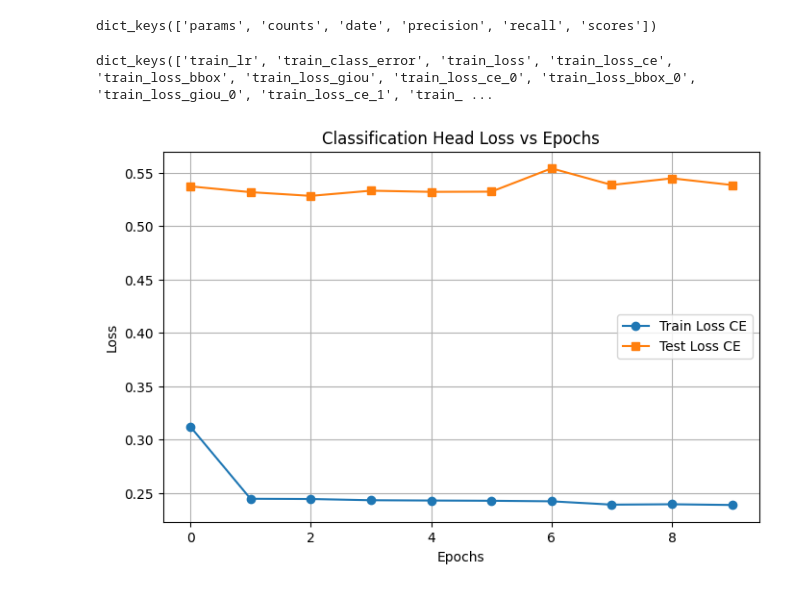
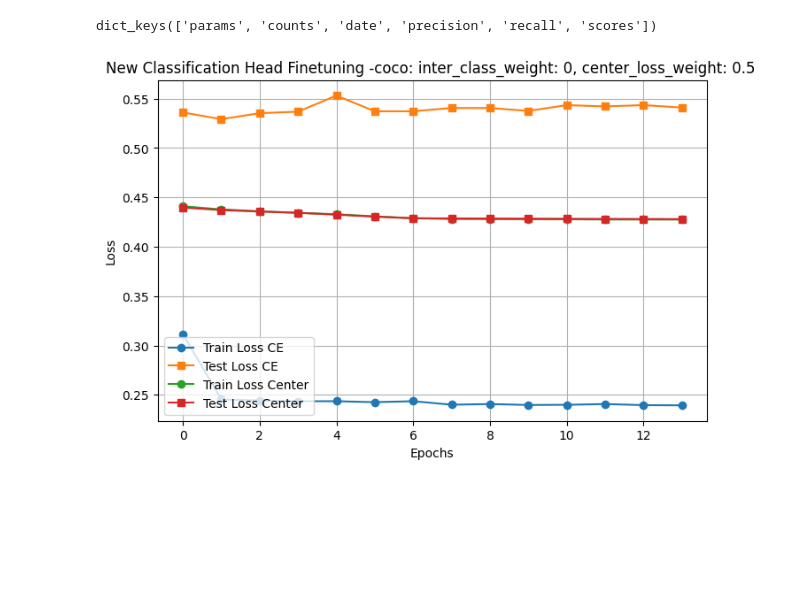
Before and after one commit to amirhnazerii/detr_finetune, a Jupyter notebook: inference.ipynb, the cells around one changed output. Saved outputs shown, nothing was run; the diff lists cells and outputs as text; code cells hidden in the pictures; blank space fills up the shorter version.

Commit message:
feat: robust-detr vs detr report

```diff
--- a/inference.ipynb
+++ b/inference.ipynb
@@ -295,32 +299,34 @@ log_last.keys()
 # %% [output]
 dict_keys(['params', 'counts', 'date', 'precision', 'recall', 'scores'])
 # %%
-log_path = '/home/anazeri/detr_finetune/detr-r50-coco-modifhead-128fc92fc-TEMP/log.txt'
+import json
+log_path = '/home/anazeri/detr_finetune/robust-detr-r50-coco-inter_class_weight0-center_loss_weight05-modifhead-128fc92fc-TEMP/log.txt'
 logs = []
 with open(log_path, 'r') as f:
     for line in f:
         logs.append(json.loads(line))
-# %%
-logs[0].keys()
-# %% [output]
-dict_keys(['train_lr', 'train_class_error', 'train_loss', 'train_loss_ce', 'train_loss_bbox', 'train_loss_giou', 'train_loss_ce_0', 'train_loss_bbox_0', 'train_loss_giou_0', 'train_loss_ce_1', 'train_ ...
 # %%
 import matplotlib.pyplot as plt
 
 # Extract values
 epochs = [entry["epoch"] for entry in logs]
 train_loss_ce = [entry["train_loss_ce"] for entry in logs]
 test_loss_ce = [entry["test_loss_ce"] for entry in logs]
+train_loss_center = [entry["train_loss_center"] for entry in logs]
+test_loss_center = [entry["test_loss_center"] for entry in logs]
 
 # Plot
 plt.figure(figsize=(8, 5))
 plt.plot(epochs, train_loss_ce, label='Train Loss CE', marker='o')
 plt.plot(epochs, test_loss_ce, label='Test Loss CE', marker='s')
+plt.plot(epochs, train_loss_center, label='Train Loss Center', marker='o')
+plt.plot(epochs, test_loss_center, label='Test Loss Center', marker='s')
+
 plt.xlabel('Epochs')
 plt.ylabel('Loss')
-plt.title('Classification Head Loss vs Epochs')
+plt.title('New Classification Head Finetuning -coco: inter_class_weight: 0, center_loss_weight: 0.5 ')
 plt.legend()
 plt.grid()
 plt.show()
 # %% [output]
-[figure, old version]
+[figure, new version]
```
Also changed, not shown: parts of 5 cells of this notebook.
